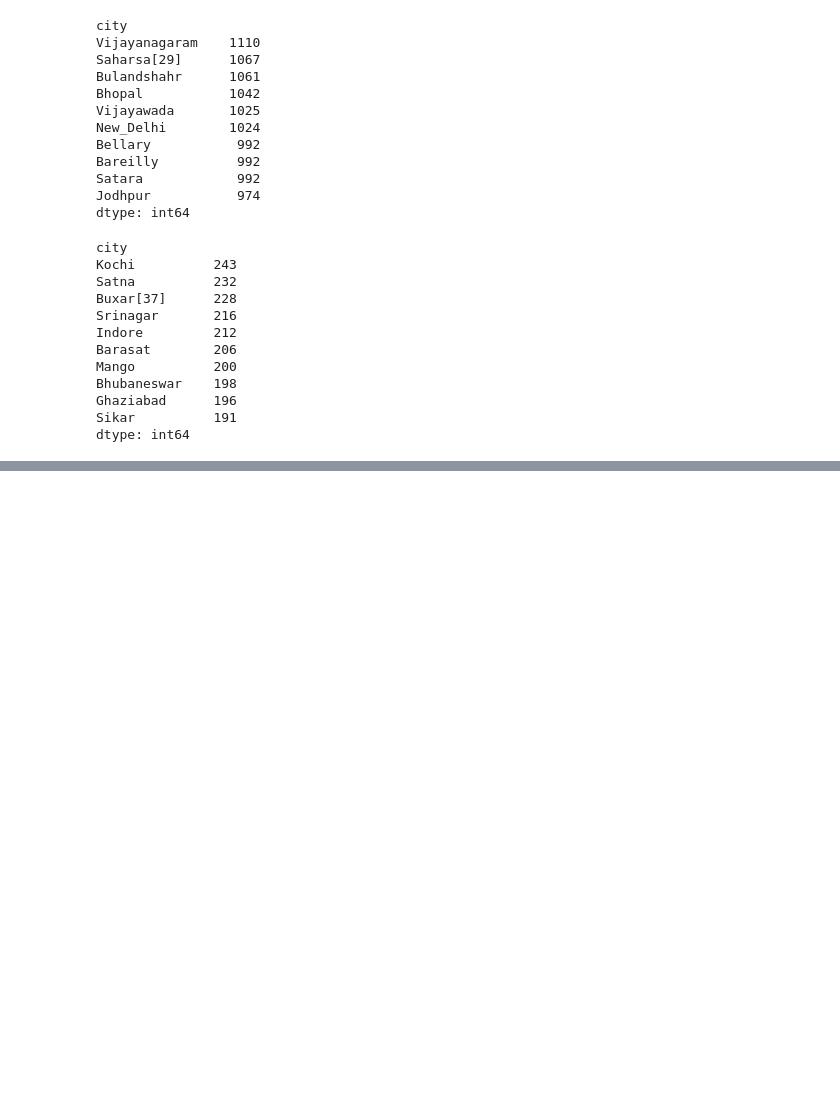
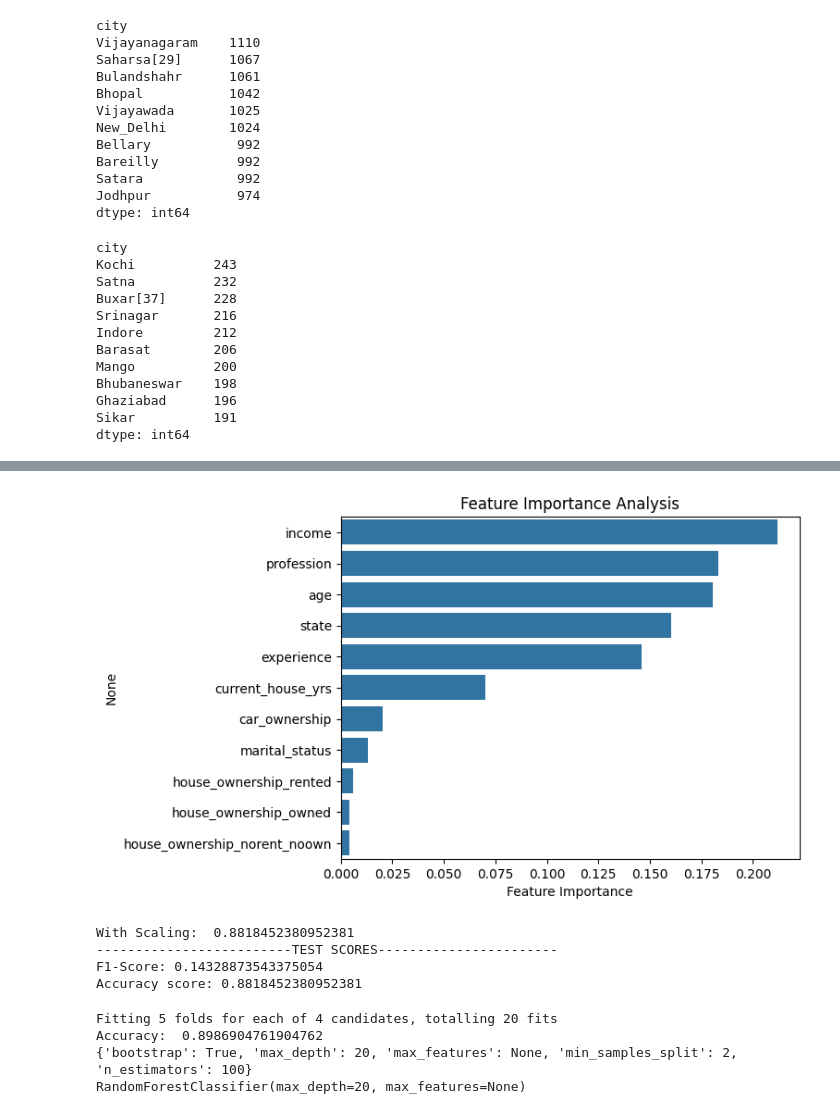
Before and after one commit to dhanu0709/2024_IA651_RSDJ_final_project, a Jupyter notebook: ml_pro.ipynb, the cells around one changed output, grey strips where cells are left out. Drawn from its saved outputs; the diff is of its cells as text; code cells hidden in the pictures; blank space fills up the shorter version.

```diff
--- a/ml_pro.ipynb
+++ b/ml_pro.ipynb
@@ -239,0 +418,9 @@ dtype: int64
+# %%
+cols_to_drop = ['current_job_yrs', 'city']
+
+X_train_reduced = X_train.drop(cols_to_drop, axis=1)
+X_test_reduced = X_test.drop(cols_to_drop, axis=1)
+
+smote = SMOTE(random_state=42)
+X_train_os, y_train_os = smote.fit_resample(X_train_reduced, y_train)
+X_test_os, y_test_os = smote.fit_resample(X_test_reduced, y_test)
@@ -239,0 +436,6 @@ dtype: int64
+# %%
+model_4 = RandomForestClassifier(random_state=42)
+model_4.fit(X_train_os,y_train_os)
+
+y_pred_os = model_4.predict(X_test_os)
+print_evaluation(y_test_os, y_pred_os)
@@ -239,0 +456,10 @@ dtype: int64
+# %%
+feature_imp = pd.DataFrame(index = X_train_reduced.columns,
+                           data = model_4.feature_importances_,
+                           columns = ["Feature Importance"]).sort_values("Feature Importance", ascending = False)
+
+ax = sns.barplot(x=feature_imp["Feature Importance"], y=feature_imp.index)
+plt.title("Feature Importance Analysis")
+plt.show()
+# %% [output]
+[figure, added]
@@ -239,0 +488,36 @@ dtype: int64
+# %%
+clf = RandomForestClassifier(criterion='gini', bootstrap=True, max_depth=10, max_features=None, min_samples_split=2, n_estimators=100, random_state=100)
+from sklearn.metrics import accuracy_score, f1_score,classification_report
+# With Scaling
+clf.fit(X_train_scale,y_train)
+y_pred = clf.predict(X_test_scale)
+
+print(f"Accuracy score: { accuracy_score(y_test, y_pred) }")
+# %% [output]
+With Scaling:  0.8818452380952381
+-------------------------TEST SCORES-----------------------
+F1-Score: 0.14328873543375054
+Accuracy score: 0.8818452380952381
+# %%
+param_grid = {
+   'bootstrap': [True],
+   'max_depth': [10, 20],
+   'max_features': [None],
+   'min_samples_split': [2, 10],
+   'n_estimators': [100]
+}
+
+rfc = RandomForestClassifier()
+
+clf = GridSearchCV(estimator = rfc, param_grid = param_grid, n_jobs = -1, verbose = 5)
+
+clf.fit(X_train,y_train)
+y_pred = clf.predict(X_test)
+print("Accuracy: ",accuracy_score(y_test,y_pred))
+print(clf.best_params_)
+print(clf.best_estimator_)
+# %% [output]
+Fitting 5 folds for each of 4 candidates, totalling 20 fits
+Accuracy:  0.8986904761904762
+{'bootstrap': True, 'max_depth': 20, 'max_features': None, 'min_samples_split': 2, 'n_estimators': 100}
+RandomForestClassifier(max_depth=20, max_features=None)
```
Also changed, not shown: parts of 37 cells of this notebook.
